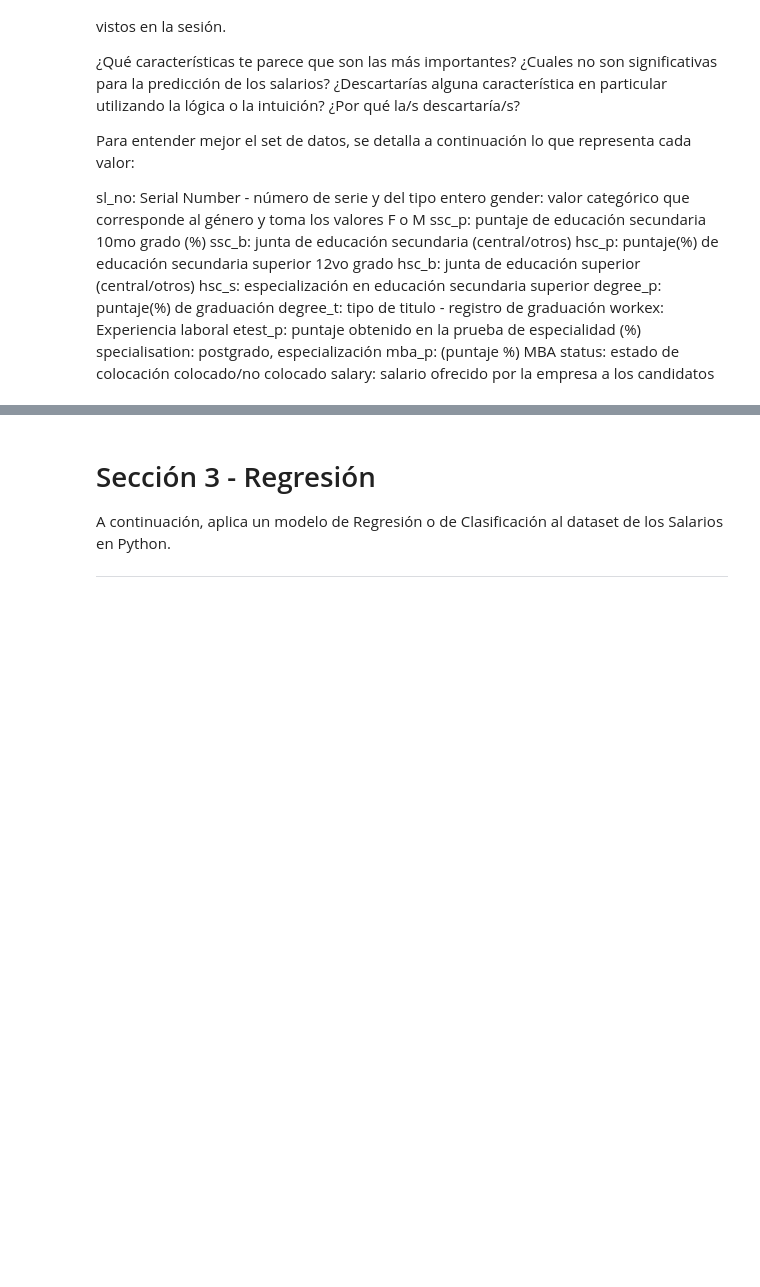
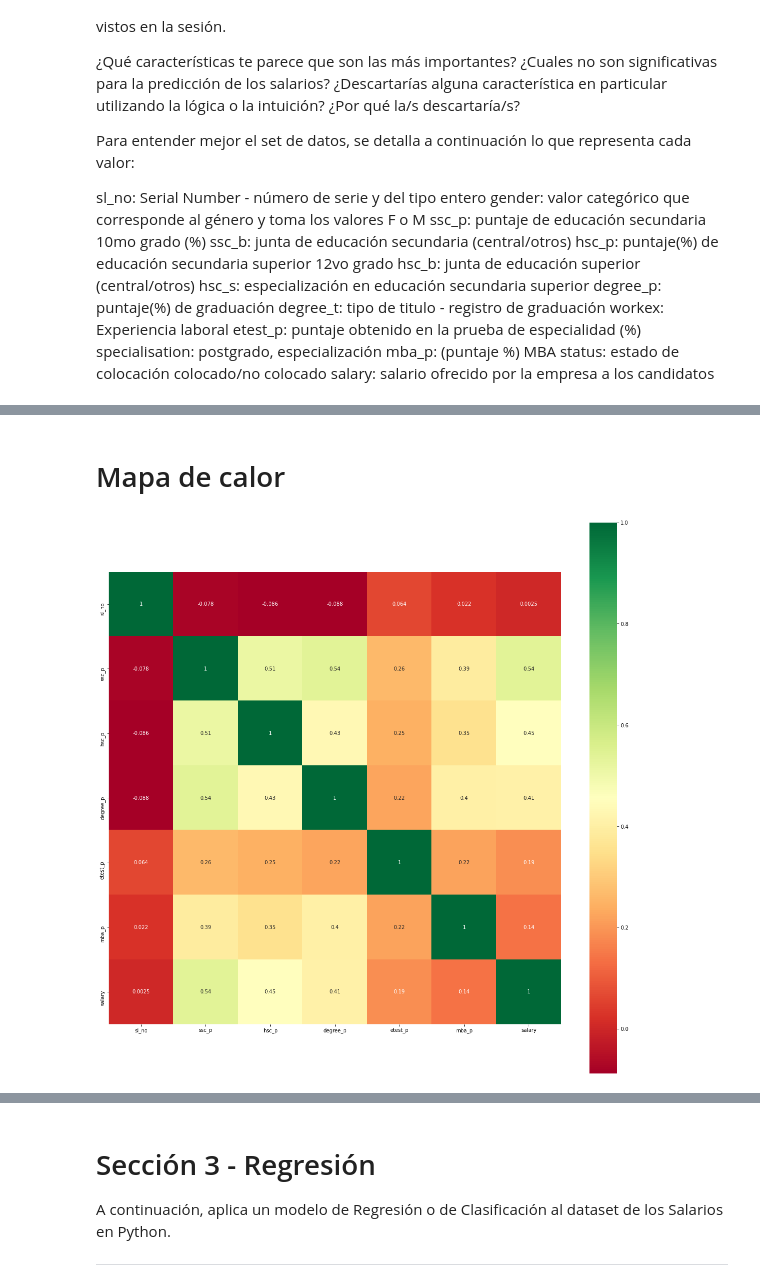
Before and after one commit to Jefer698/Solemne-I-Optativo-de-Especialidad-II, a Jupyter notebook: Solemne1_NombreApellido.ipynb, the cells around one changed output, grey strips where cells are left out. Saved outputs shown, nothing was run; the diff lists cells and outputs as text; code cells hidden in the pictures; blank space fills up the shorter version.

```diff
--- a/Solemne1_NombreApellido.ipynb
+++ b/Solemne1_NombreApellido.ipynb
@@ -980,0 +1069,3 @@ data_frame.head()
+# %%
+#Los valores nulls serán reemplazados por 0
+data_frame['salary'].fillna(0, inplace=True)
@@ -980,0 +1102,7 @@ data_frame.head()
+# %% [markdown]
+# Mapa de calor
+# %%
+plt.figure(figsize=(20, 20))
+p = sns.heatmap(data_frame.corr(method='pearson'), annot=True, cmap='RdYlGn', square=True)
+# %% [output]
+[figure, added]
```
Also changed, not shown: parts of 32 cells of this notebook.
